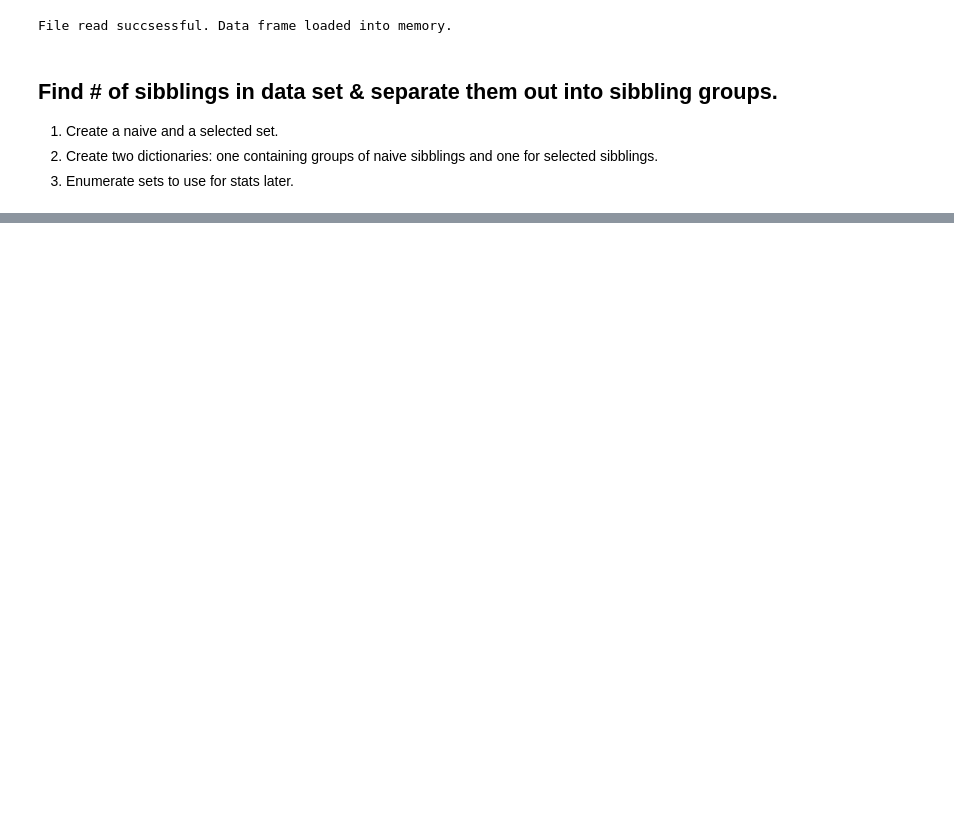
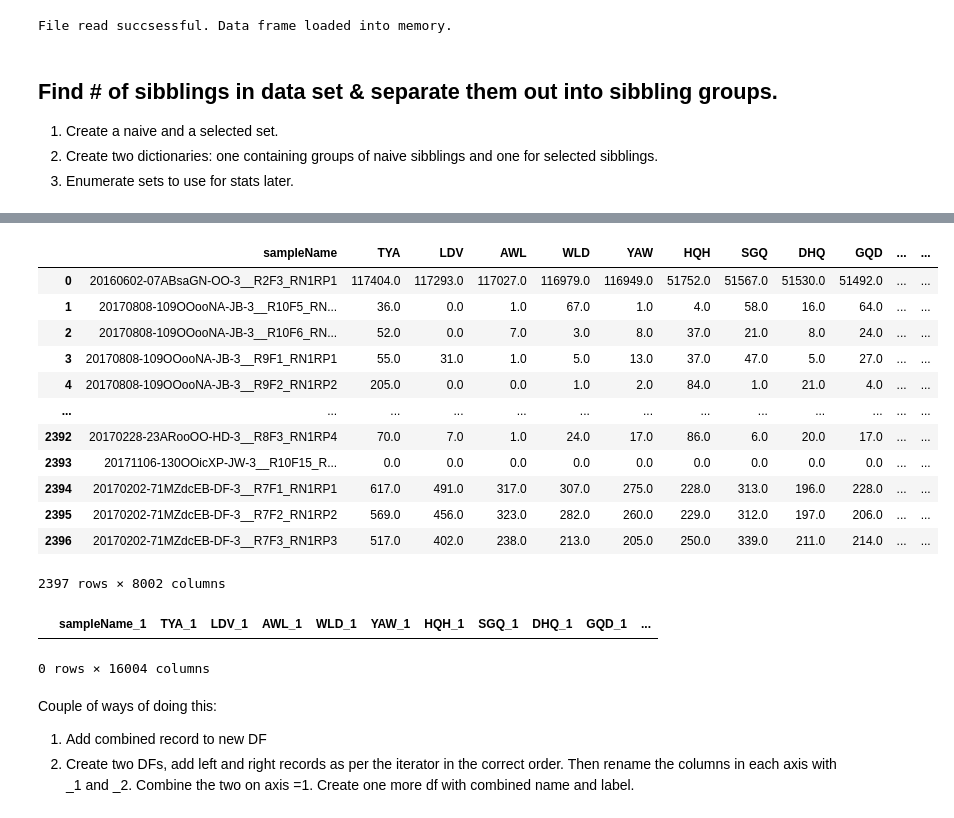
Before and after one commit to sharyar/DerdaLab-Project2, a Jupyter notebook: 01_Data-Processing/TrimerPairWiseDFGenerator.ipynb, the cells around one changed output, grey strips where cells are left out. Saved outputs shown, nothing was run; the diff lists cells and outputs as text; code cells hidden in the pictures; blank space fills up the shorter version.

```diff
--- a/01_Data-Processing/TrimerPairWiseDFGenerator.ipynb
+++ b/01_Data-Processing/TrimerPairWiseDFGenerator.ipynb
@@ -184,0 +258,16 @@ OO-3__R9F1_RN3RP2']
+# %%
+data_start
+# %% [output]
+|  | sampleName | TYA | LDV | AWL | WLD | YAW | HQH | SGQ | DHQ | GQD | ... | ... |
+| 0 | 20160602-07ABsaGN-OO-3__R2F3_RN1RP1 | 117404.0 | 117293.0 | 117027.0 | 116979.0 | 116949.0 | 51752.0 | 51567.0 | 51530.0 | 51492.0 | ... | ... |
+| 1 | 20170808-109OOooNA-JB-3__R10F5_RN... | 36.0 | 0.0 | 1.0 | 67.0 | 1.0 | 4.0 | 58.0 | 16.0 | 64.0 | ... | ... |
+| 2 | 20170808-109OOooNA-JB-3__R10F6_RN... | 52.0 | 0.0 | 7.0 | 3.0 | 8.0 | 37.0 | 21.0 | 8.0 | 24.0 | ... | ... |
+| 3 | 20170808-109OOooNA-JB-3__R9F1_RN1RP1 | 55.0 | 31.0 | 1.0 | 5.0 | 13.0 | 37.0 | 47.0 | 5.0 | 27.0 | ... | ... |
+| 4 | 20170808-109OOooNA-JB-3__R9F2_RN1RP2 | 205.0 | 0.0 | 0.0 | 1.0 | 2.0 | 84.0 | 1.0 | 21.0 | 4.0 | ... | ... |
+| ... | ... | ... | ... | ... | ... | ... | ... | ... | ... | ... | ... | ... |
+| 2392 | 20170228-23ARooOO-HD-3__R8F3_RN1RP4 | 70.0 | 7.0 | 1.0 | 24.0 | 17.0 | 86.0 | 6.0 | 20.0 | 17.0 | ... | ... |
+| 2393 | 20171106-130OOicXP-JW-3__R10F15_R... | 0.0 | 0.0 | 0.0 | 0.0 | 0.0 | 0.0 | 0.0 | 0.0 | 0.0 | ... | ... |
+| 2394 | 20170202-71MZdcEB-DF-3__R7F1_RN1RP1 | 617.0 | 491.0 | 317.0 | 307.0 | 275.0 | 228.0 | 313.0 | 196.0 | 228.0 | ... | ... |
+| 2395 | 20170202-71MZdcEB-DF-3__R7F2_RN1RP2 | 569.0 | 456.0 | 323.0 | 282.0 | 260.0 | 229.0 | 312.0 | 197.0 | 206.0 | ... | ... |
+| 2396 | 20170202-71MZdcEB-DF-3__R7F3_RN1RP3 | 517.0 | 402.0 | 238.0 | 213.0 | 205.0 | 250.0 | 339.0 | 211.0 | 214.0 | ... | ... |
+2397 rows × 8002 columns
@@ -184,0 +280,10 @@ OO-3__R9F1_RN3RP2']
+# %%
+df_pairwise_start
+# %% [output]
+|  | sampleName_1 | TYA_1 | LDV_1 | AWL_1 | WLD_1 | YAW_1 | HQH_1 | SGQ_1 | DHQ_1 | GQD_1 | ... |
+0 rows × 16004 columns
+# %% [markdown]
+Couple of ways of doing this:
+
+1. Add combined record to new DF
+2. Create two DFs, add left and right records as per the iterator in the correct order. Then rename the columns in each axis with _1 and _2. Combine the two on axis =1. Create one more df with combined name and label.
```
Also changed, not shown: parts of 34 cells of this notebook, 2 other files.
